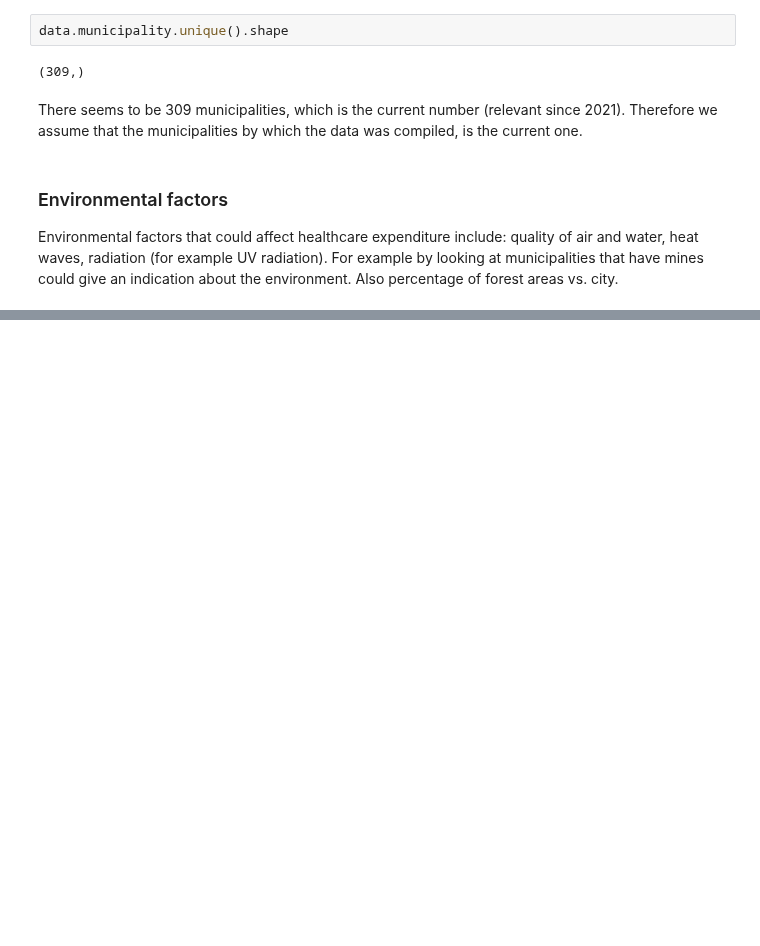
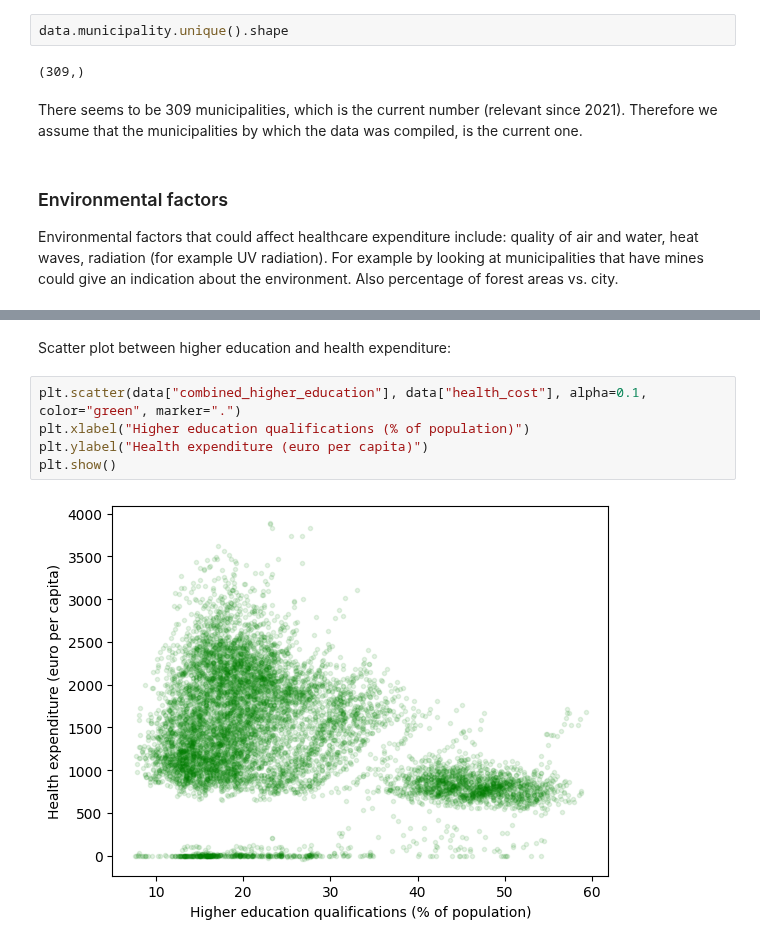
Before and after one commit to AnnaKuokkanen/DataScienceIntro, a Jupyter notebook: intro_to_data_project.ipynb, the cells around one changed output, grey strips where cells are left out. Drawn from its saved outputs; the diff is of its cells as text; blank space fills up the shorter version.

```diff
--- a/intro_to_data_project.ipynb
+++ b/intro_to_data_project.ipynb
@@ -174,0 +181,9 @@ Some scatter plots to see the relationships between predictors:
+# %% [markdown]
+Scatter plot between higher education and health expenditure:
+# %%
+plt.scatter(data["combined_higher_education"], data["health_cost"], alpha=0.1, color="green", marker=".")
+plt.xlabel("Higher education qualifications (% of population)")
+plt.ylabel("Health expenditure (euro per capita)")
+plt.show()
+# %% [output]
+[figure, added]
```
Also changed, not shown: parts of 7 cells of this notebook.
